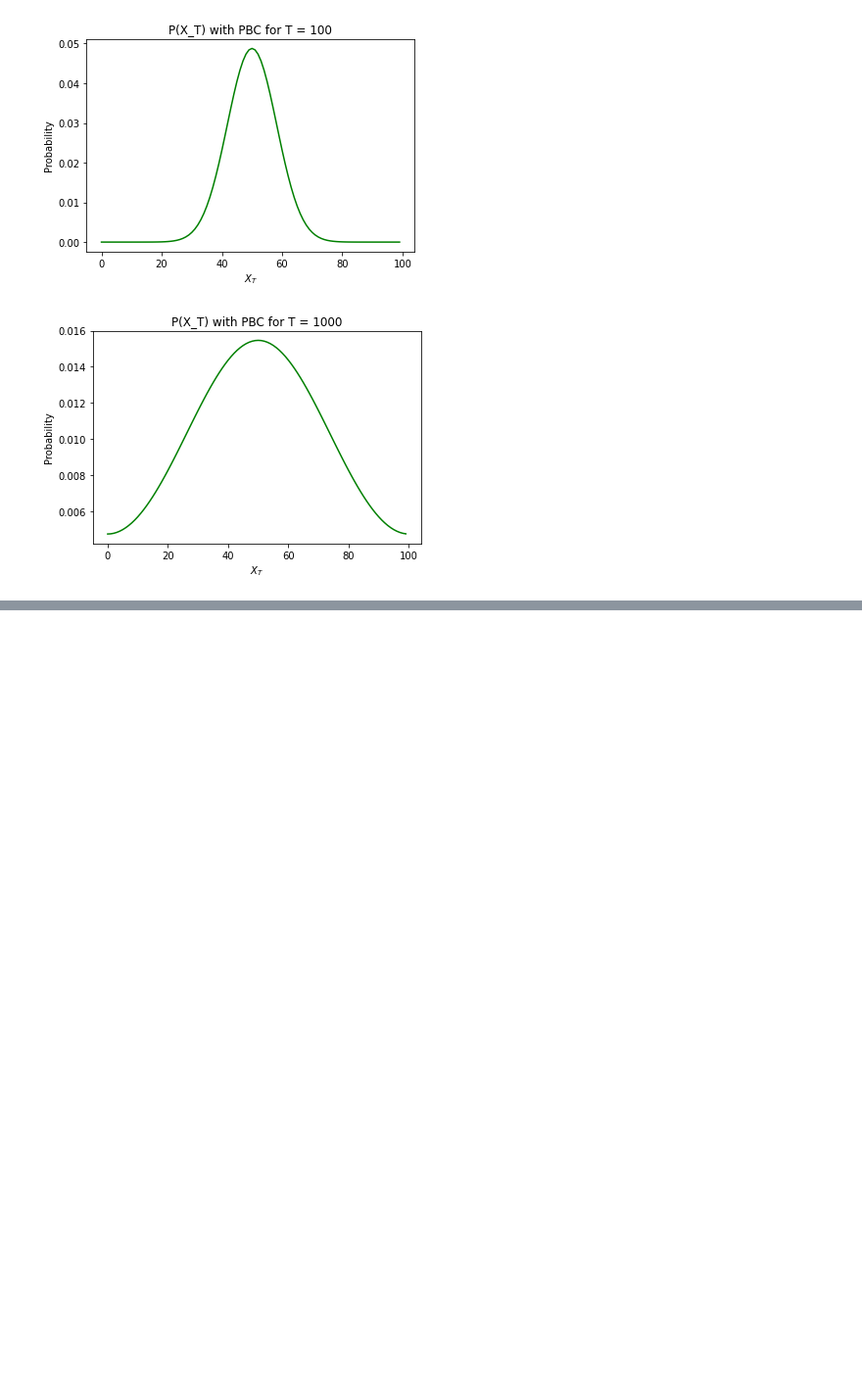
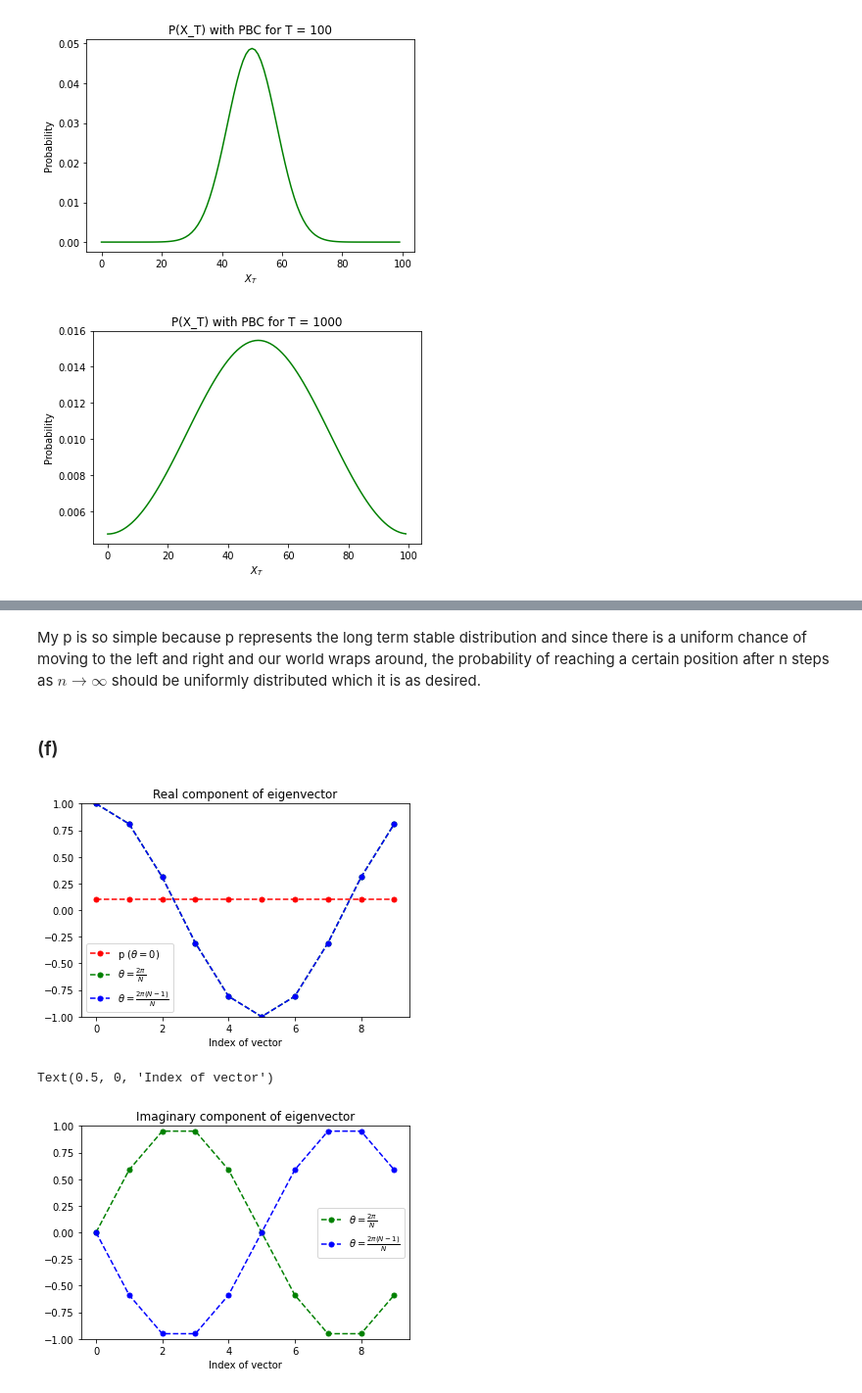
Before and after one commit to JChenster/APHY_470, a Jupyter notebook: hw4/JZC_hw4.ipynb, the cells around one changed output, grey strips where cells are left out. Shown: that part at 98% size. Saved outputs shown, nothing was run; the diff lists cells and outputs as text; code cells hidden in the pictures; blank space fills up the shorter version.

```diff
--- a/hw4/JZC_hw4.ipynb
+++ b/hw4/JZC_hw4.ipynb
@@ -162,0 +191,17 @@ For this problem, we have to now consider PBC. In the above code I calculate $\d
+# %%
+eigenvals, eigenvecs = numpy.linalg.eig(M)
+#print(eigenvals)
+#print(eigenvecs)
+
+sorted_eigenvals = sorted(eigenvals, key = lambda x: abs(x), reverse = True)
+
+print("Sorted eigenvalues by dereasing magnitude:")
+for x in sorted_eigenvals:
+    print(x)
+
+v1 = numpy.squeeze(numpy.asarray(eigenvecs[:,2]))
+print(f"Eigenvector for eigenvalue = 1: {v1}")
+
+p = v1
+p = list(map(lambda x: x / sum(p), p))
+print(f"p (normalized eigenvector): {p}")
@@ -162,0 +217,38 @@ For this problem, we have to now consider PBC. In the above code I calculate $\d
+# %% [markdown]
+My p is so simple because p represents the long term stable distribution and since there is a uniform chance of moving to the left and right and our world wraps around, the probability of reaching a certain position after n steps as $n \to \infty$ should be uniformly distributed which it is as desired.
+# %% [markdown]
+### (f)
+# %%
+N = 10
+
+p = [1/N] * 10
+
+eigenvec1 = []
+eigenvec2 = []
+
+for j in range(N):
+    theta = 2 * pi * j / N
+    eigenvec1.append([cos(theta), sin(theta)])
+
+    theta = 2 * pi * (N-1) * j / N
+    eigenvec2.append([cos(theta), sin(theta)])
+
+plt.plot(range(N), p, color = "red", label = r"p ($\theta = 0$)", ls = "--", ms = 10, marker = ".")
+plt.plot(range(N), list(map(lambda x: x[0], eigenvec1)), color = "green", label = r"$\theta = \frac{2\pi}{N}$", ls = "--", ms = 10, marker = ".")
+plt.plot(range(N), list(map(lambda x: x[0], eigenvec2)), color = "blue", label = r"$\theta = \frac{2\pi(N-1)}{N}$", ls = "--", ms = 10, marker = ".")
+plt.ylim(-1, 1)
+plt.legend()
+plt.title("Real component of eigenvector")
+plt.xlabel("Index of vector")
+plt.show()
+
+plt.plot(range(N), list(map(lambda x: x[1], eigenvec1)), color = "green", label = r"$\theta = \frac{2\pi}{N}$", ls = "--", ms = 10, marker = ".")
+plt.plot(range(N), list(map(lambda x: x[1], eigenvec2)), color = "blue", label = r"$\theta = \frac{2\pi(N-1)}{N}$", ls = "--", ms = 10, marker = ".")
+plt.ylim(-1, 1)
+plt.legend()
+plt.title("Imaginary component of eigenvector")
+plt.xlabel("Index of vector")
+# %% [output]
+[figure, added]
+Text(0.5, 0, 'Index of vector')
+[figure, added]
```
Also changed, not shown: parts of 9 cells of this notebook.
